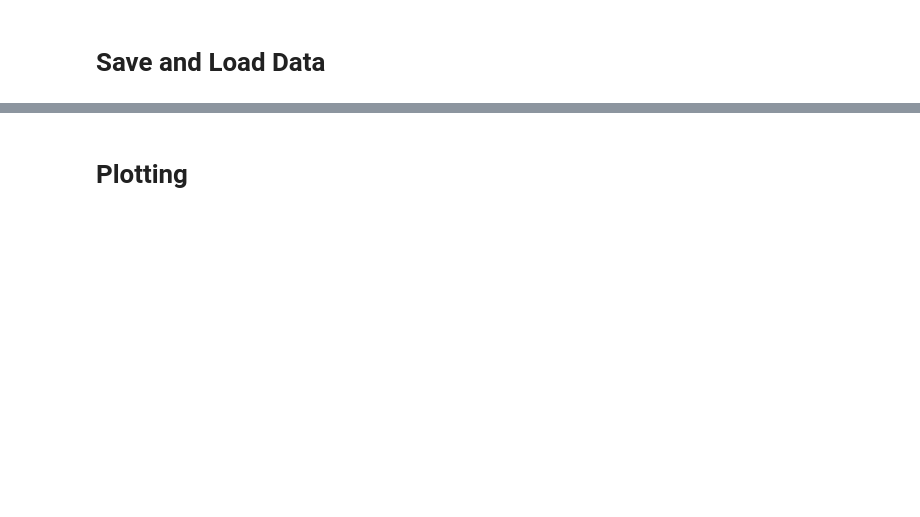
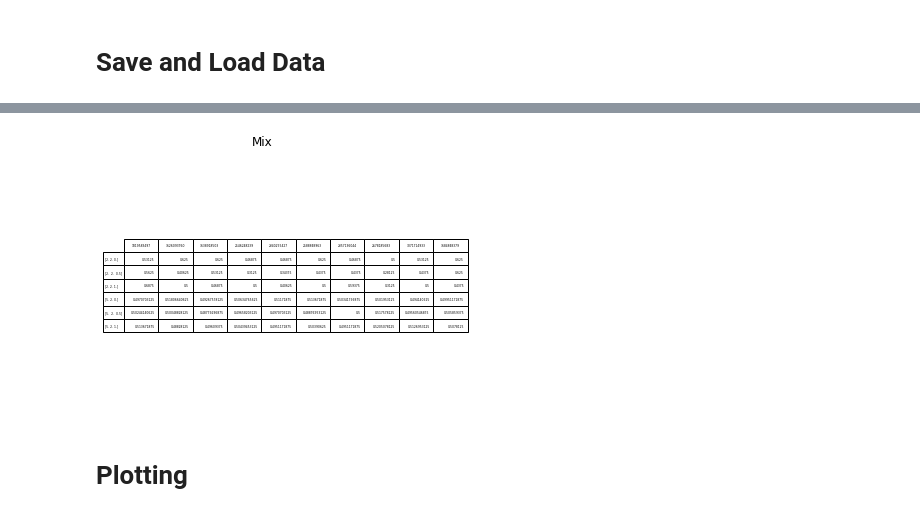
Before and after one commit to amimem/agent_abstraction, a Jupyter notebook: notebooks/BitFlipLearning.ipynb, the cells around one changed output, grey strips where cells are left out. Saved outputs shown, nothing was run; the diff lists cells and outputs as text; code cells hidden in the pictures; blank space fills up the shorter version.

```diff
--- a/notebooks/BitFlipLearning.ipynb
+++ b/notebooks/BitFlipLearning.ipynb
@@ -234,3 +303,21 @@ with open('result.p', 'rb') as fp:
+# %%
+fig, ax = plt.subplots()
+
+# hide axes
+fig.patch.set_visible(False)
+ax.axis('off')
+ax.axis('tight')
+
+ax.table(cellText=data_sum,
+        rowLabels=rows,
+        colLabels=columns,
+        loc='center')
+
+fig.suptitle("Mix")
+fig.tight_layout()
+fig.savefig("table_mix.pdf")
+# %% [output]
+[figure, added]
 # %% [markdown]
 # Plotting
 # %%
```
Also changed, not shown: parts of 11 cells of this notebook.
